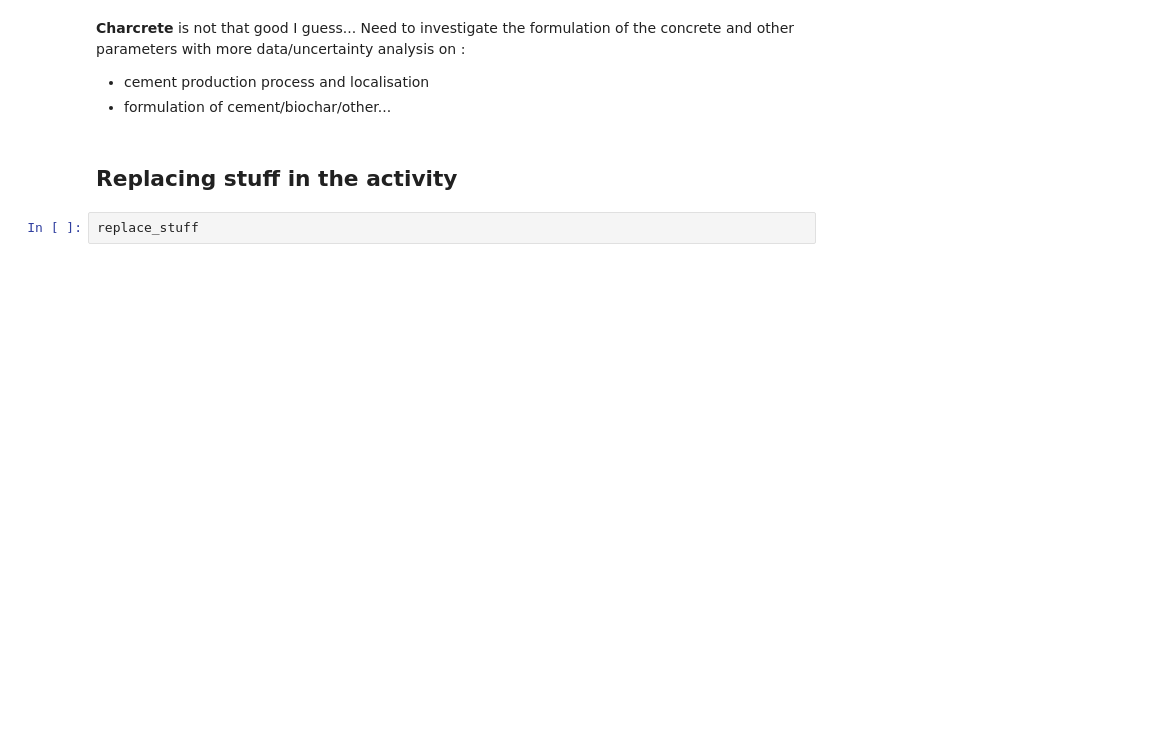
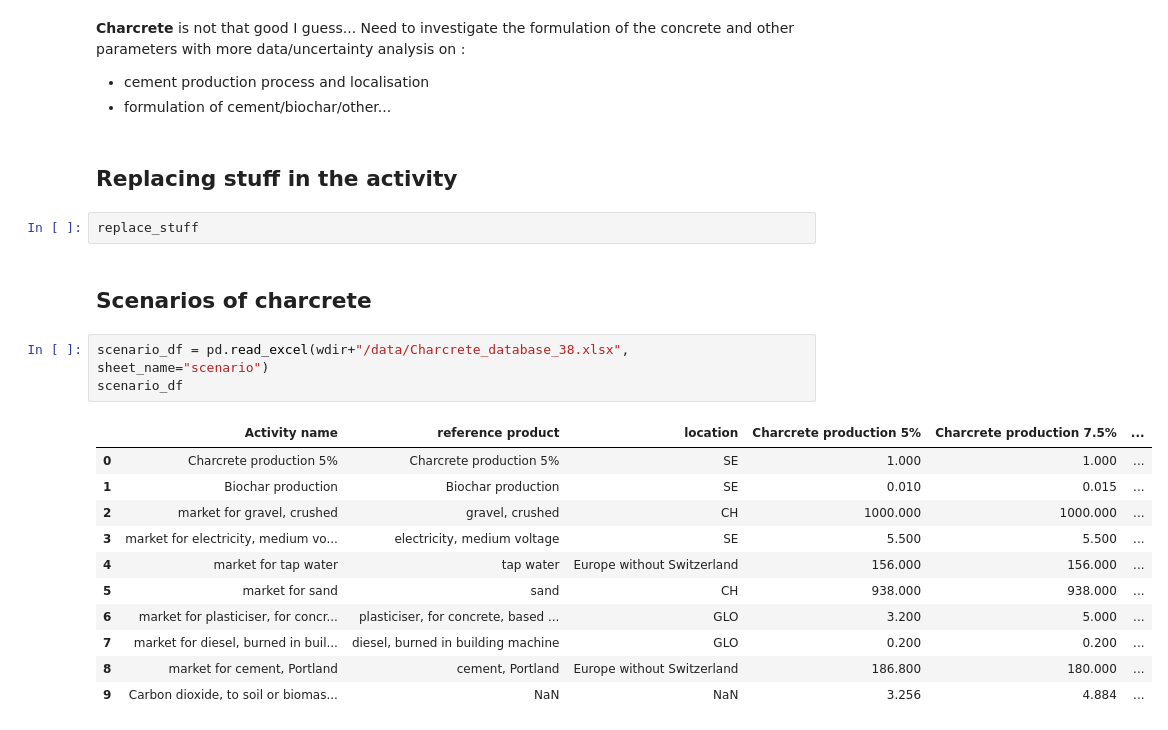
Before and after one commit to mijafro/Charcrete-LCA, a Jupyter notebook: main.ipynb, the cells around one changed output. Saved outputs shown, nothing was run; the diff lists cells and outputs as text; blank space fills up the shorter version.

```diff
--- a/main.ipynb
+++ b/main.ipynb
@@ -259,3 +261,20 @@ Fraction of score | Absolute score | Amount | Activity
 ## Replacing stuff in the activity
 # %%
 replace_stuff
+# %% [markdown]
+## Scenarios of charcrete
+# %%
+scenario_df = pd.read_excel(wdir+"/data/Charcrete_database_38.xlsx", sheet_name="scenario")
+scenario_df
+# %% [output]
+|  | Activity name | reference product | location | Charcrete production 5% | Charcrete production 7.5% | ... |
+| 0 | Charcrete production 5% | Charcrete production 5% | SE | 1.000 | 1.000 | ... |
+| 1 | Biochar production | Biochar production | SE | 0.010 | 0.015 | ... |
+| 2 | market for gravel, crushed | gravel, crushed | CH | 1000.000 | 1000.000 | ... |
+| 3 | market for electricity, medium vo... | electricity, medium voltage | SE | 5.500 | 5.500 | ... |
+| 4 | market for tap water | tap water | Europe without Switzerland | 156.000 | 156.000 | ... |
+| 5 | market for sand | sand | CH | 938.000 | 938.000 | ... |
+| 6 | market for plasticiser, for concr... | plasticiser, for concrete, based ... | GLO | 3.200 | 5.000 | ... |
+| 7 | market for diesel, burned in buil... | diesel, burned in building machine | GLO | 0.200 | 0.200 | ... |
+| 8 | market for cement, Portland | cement, Portland | Europe without Switzerland | 186.800 | 180.000 | ... |
+| 9 | Carbon dioxide, to soil or biomas... | NaN | NaN | 3.256 | 4.884 | ... |
```
Also changed, not shown: parts of 14 cells of this notebook, 1 other file.
